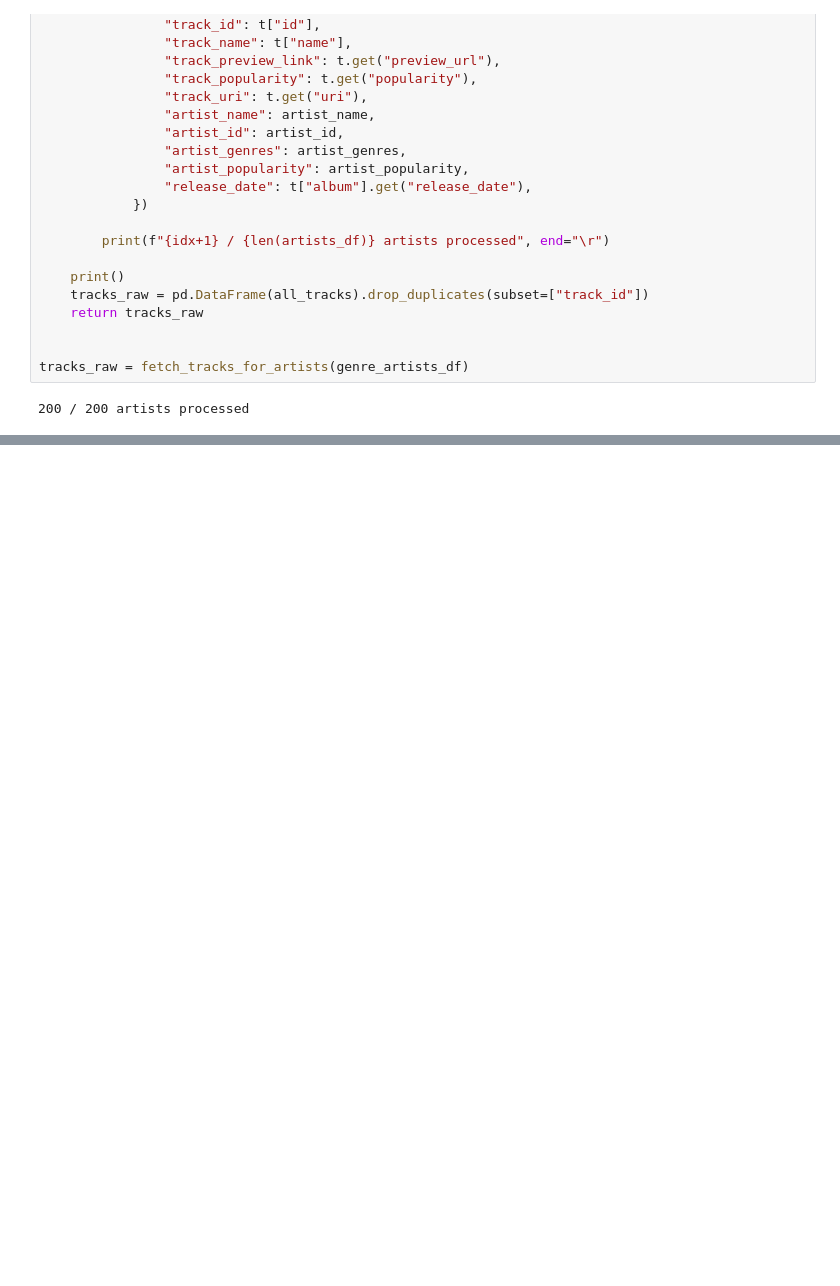
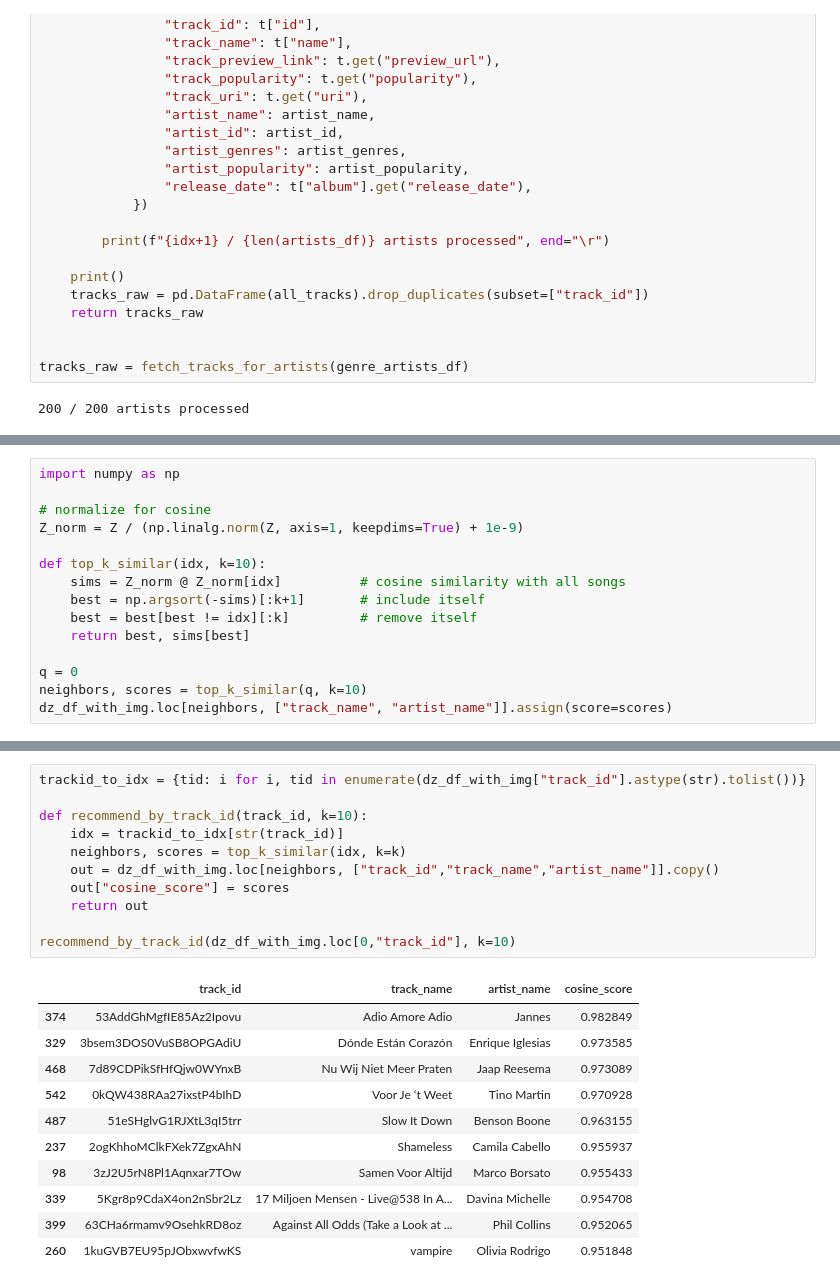
Before and after one commit to joshua2705/Mulitmodal-Music-Recommendation, a Jupyter notebook: Spotify_Artist_Scraper+track_olga.ipynb, the cells around one changed output, grey strips where cells are left out. Drawn from its saved outputs; the diff is of its cells as text; blank space fills up the shorter version.

```diff
--- a/Spotify_Artist_Scraper+track_olga.ipynb
+++ b/Spotify_Artist_Scraper+track_olga.ipynb
@@ -428,0 +798,15 @@ feather.write_feather(all_artists, 'data/all_artists.feather')
+# %%
+import numpy as np
+
+# normalize for cosine
+Z_norm = Z / (np.linalg.norm(Z, axis=1, keepdims=True) + 1e-9)
+
+def top_k_similar(idx, k=10):
+    sims = Z_norm @ Z_norm[idx]          # cosine similarity with all songs
+    best = np.argsort(-sims)[:k+1]       # include itself
+    best = best[best != idx][:k]         # remove itself
+    return best, sims[best]
+
+q = 0
+neighbors, scores = top_k_similar(q, k=10)
+dz_df_with_img.loc[neighbors, ["track_name", "artist_name"]].assign(score=scores)
@@ -428,0 +825,23 @@ feather.write_feather(all_artists, 'data/all_artists.feather')
+# %%
+trackid_to_idx = {tid: i for i, tid in enumerate(dz_df_with_img["track_id"].astype(str).tolist())}
+
+def recommend_by_track_id(track_id, k=10):
+    idx = trackid_to_idx[str(track_id)]
+    neighbors, scores = top_k_similar(idx, k=k)
+    out = dz_df_with_img.loc[neighbors, ["track_id","track_name","artist_name"]].copy()
+    out["cosine_score"] = scores
+    return out
+
+recommend_by_track_id(dz_df_with_img.loc[0,"track_id"], k=10)
+# %% [output]
+|  | track_id | track_name | artist_name | cosine_score |
+| 374 | 53AddGhMgfIE85Az2Ipovu | Adio Amore Adio | Jannes | 0.982849 |
+| 329 | 3bsem3DOS0VuSB8OPGAdiU | Dónde Están Corazón | Enrique Iglesias | 0.973585 |
+| 468 | 7d89CDPikSfHfQjw0WYnxB | Nu Wij Niet Meer Praten | Jaap Reesema | 0.973089 |
+| 542 | 0kQW438RAa27ixstP4bIhD | Voor Je ‘t Weet | Tino Martin | 0.970928 |
+| 487 | 51eSHglvG1RJXtL3qI5trr | Slow It Down | Benson Boone | 0.963155 |
+| 237 | 2ogKhhoMClkFXek7ZgxAhN | Shameless | Camila Cabello | 0.955937 |
+| 98 | 3zJ2U5rN8Pl1Aqnxar7TOw | Samen Voor Altijd | Marco Borsato | 0.955433 |
+| 339 | 5Kgr8p9CdaX4on2nSbr2Lz | 17 Miljoen Mensen - Live@538 In A... | Davina Michelle | 0.954708 |
+| 399 | 63CHa6rmamv9OsehkRD8oz | Against All Odds (Take a Look at ... | Phil Collins | 0.952065 |
+| 260 | 1kuGVB7EU95pJObxwvfwKS | vampire | Olivia Rodrigo | 0.951848 |
```
Also changed, not shown: parts of 37 cells of this notebook.
